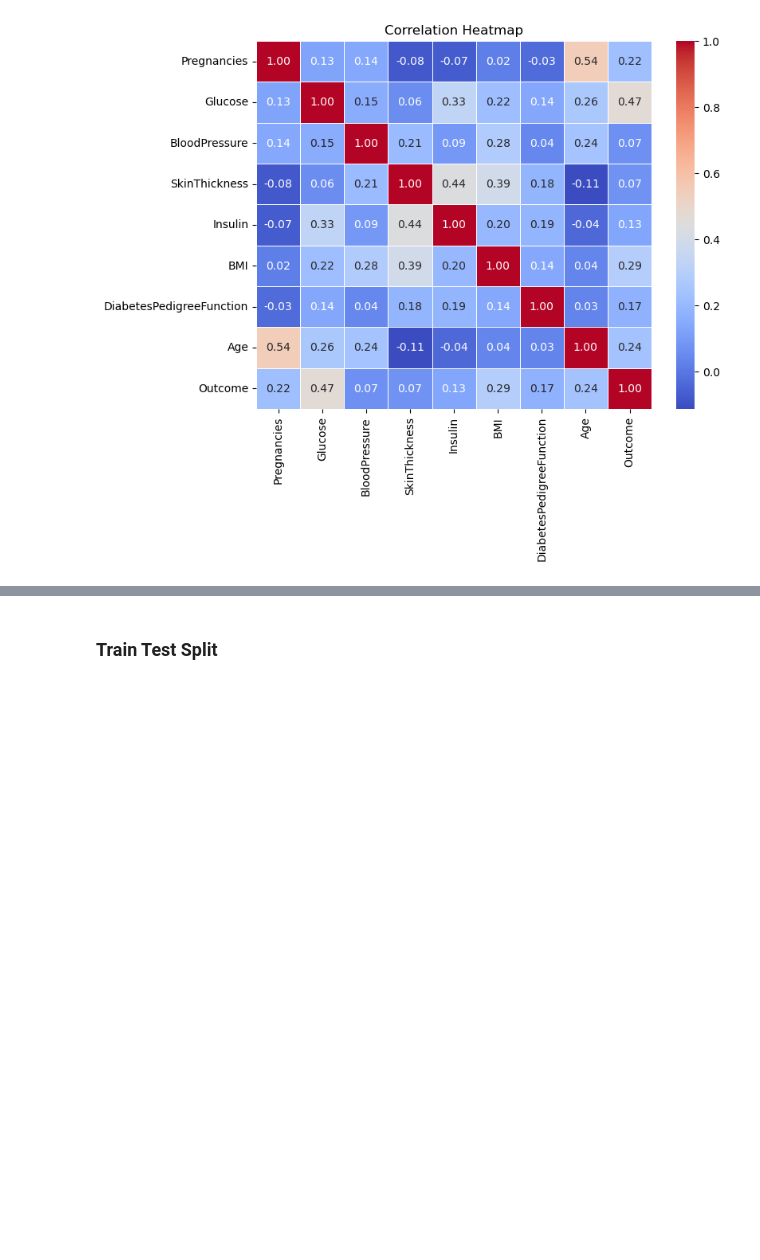
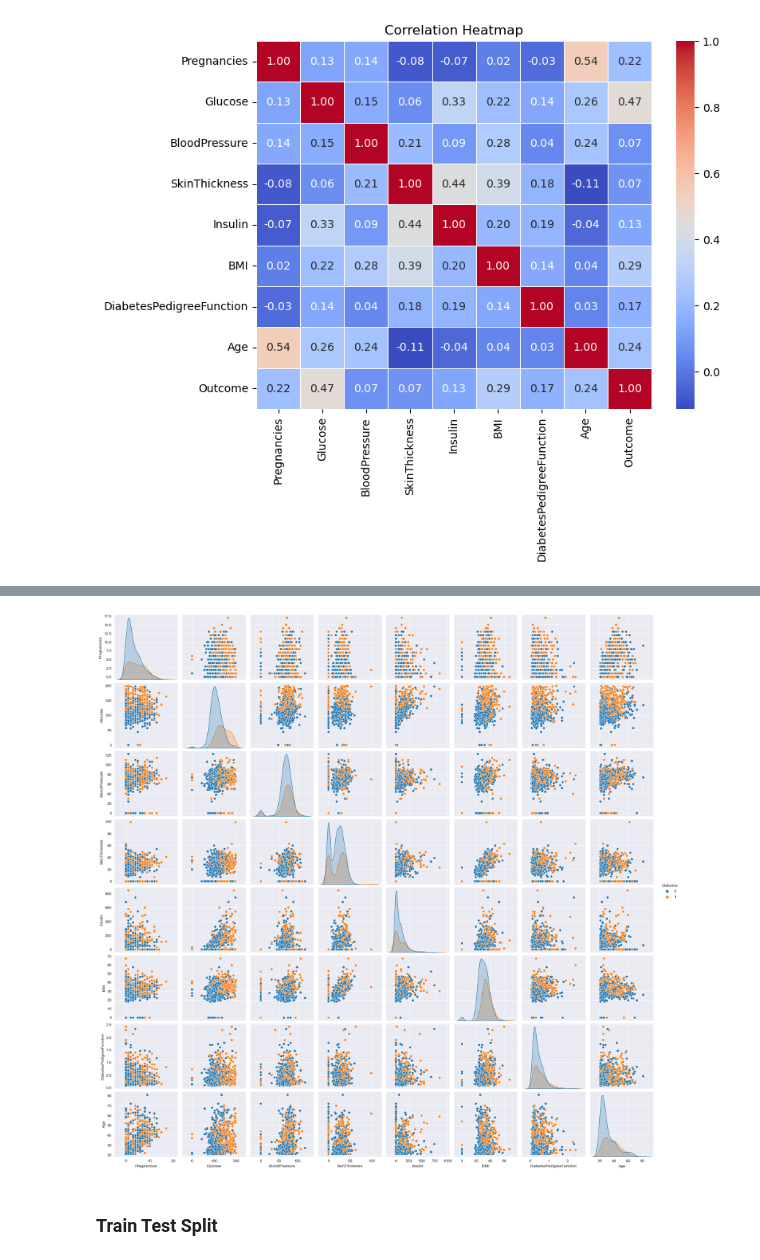
Before and after one commit to SHREYA0013/Diabetes-Prediction, a Jupyter notebook: Python File/DIABETES PATIENTS.ipynb, the cells around one changed output, grey strips where cells are left out. Cells and saved outputs as stored; diff of their text form; code cells hidden in the pictures; blank space fills up the shorter version.

```diff
--- a/Python File/DIABETES PATIENTS.ipynb
+++ b/Python File/DIABETES PATIENTS.ipynb
@@ -92,3 +205,8 @@ plt.show()
+# %%
+sns.pairplot(data, hue="Outcome", corner=False)
+plt.show()
+# %% [output]
+[figure, added]
 # %% [markdown]
 ### Train Test Split
 # %%
```
Also changed, not shown: parts of 15 cells of this notebook.
